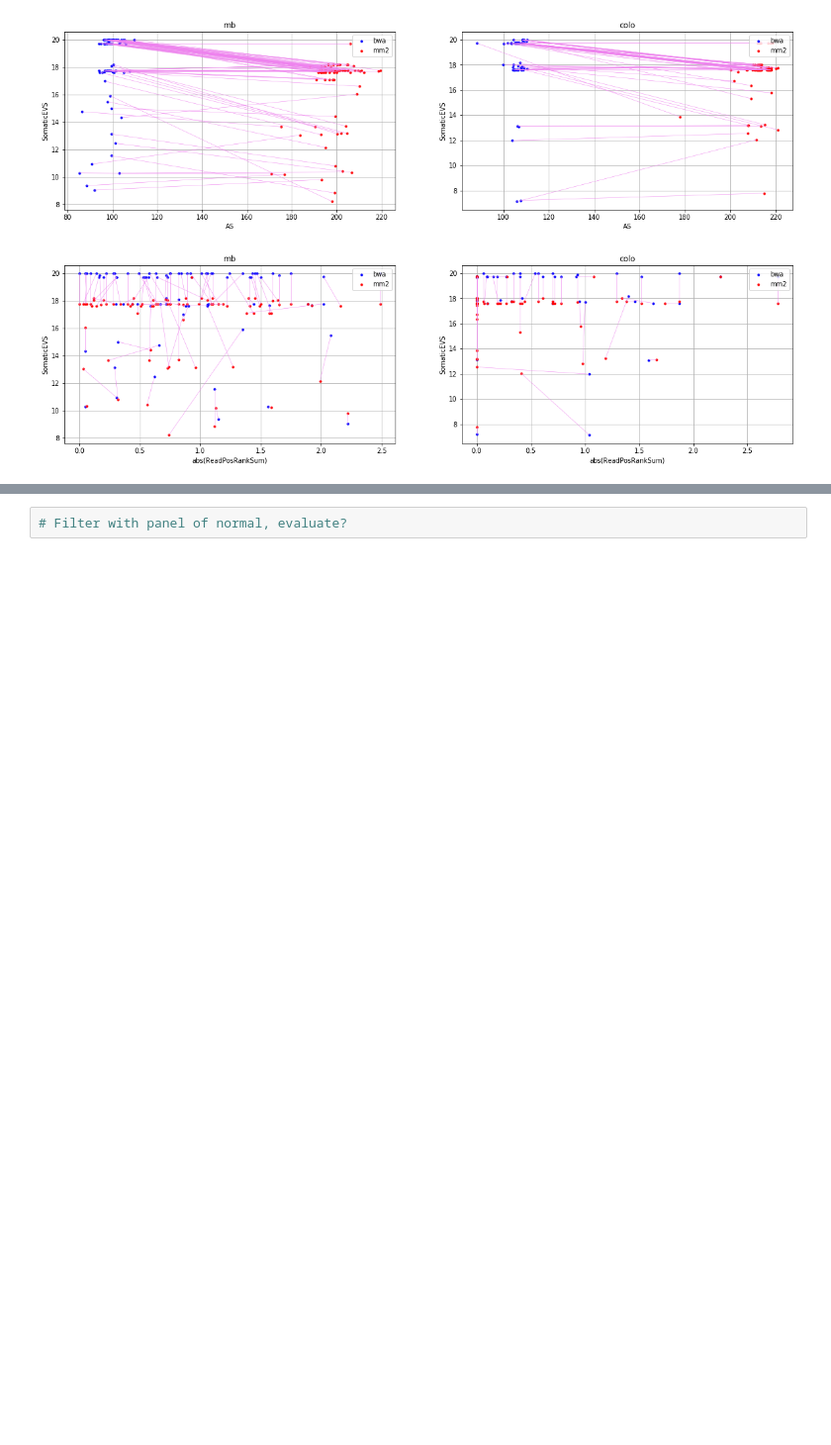
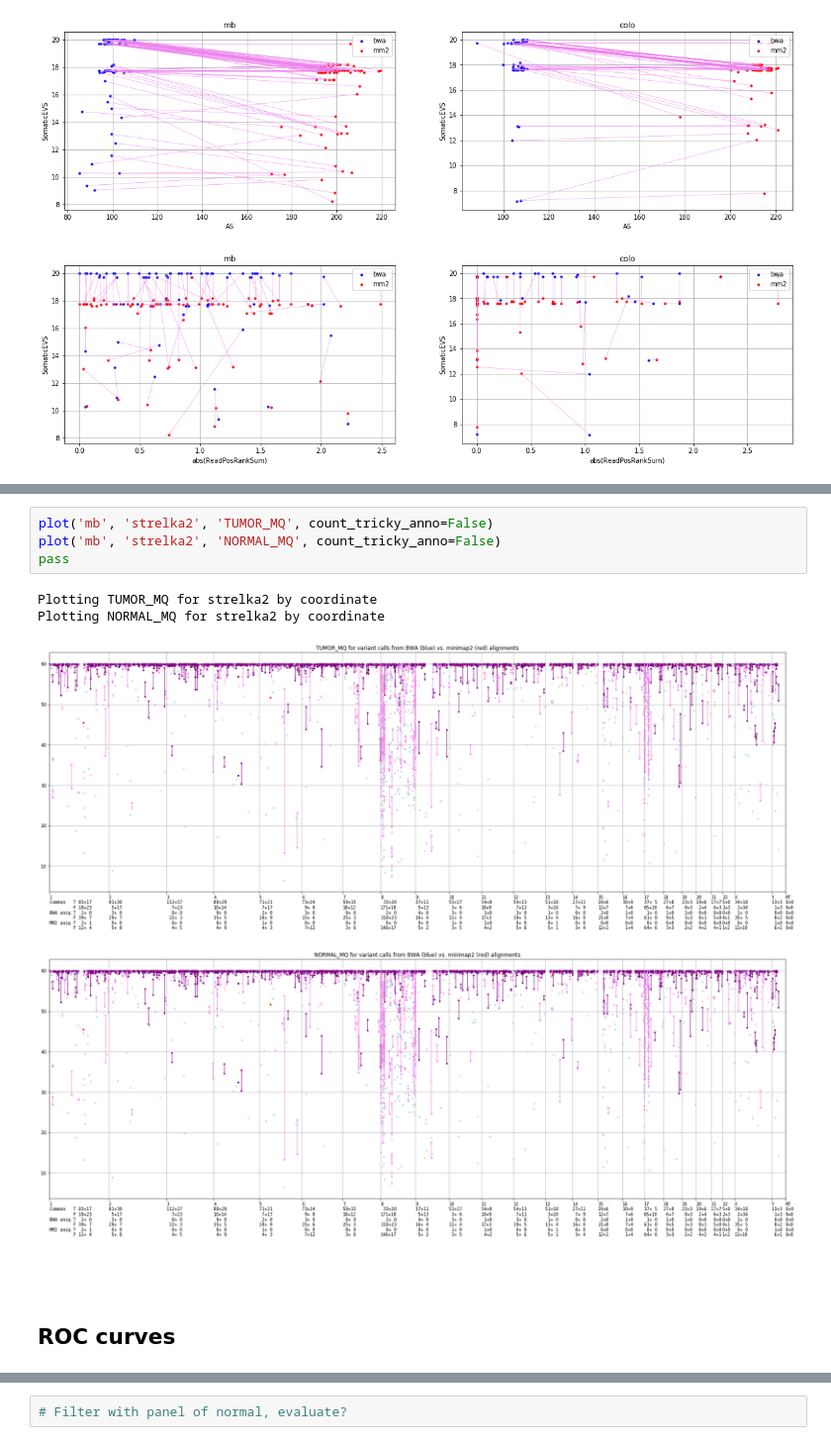
Before and after one commit to umccr/vcf_stuff, a Jupyter notebook: analysis/minimap2/Minimap2_explore.ipynb, the cells around one changed output, grey strips where cells are left out. Shown at 99% size. Drawn from its saved outputs; the diff is of its cells as text; blank space fills up the shorter version.

```diff
--- a/analysis/minimap2/Minimap2_explore.ipynb
+++ b/analysis/minimap2/Minimap2_explore.ipynb
@@ -1061 +1245,16 @@ KeyboardInterrupt:
+# %%
+plot('mb', 'strelka2', 'TUMOR_MQ', count_tricky_anno=False)
+plot('mb', 'strelka2', 'NORMAL_MQ', count_tricky_anno=False)
+pass
+# %% [output]
+Plotting TUMOR_MQ for strelka2 by coordinate
+Plotting NORMAL_MQ for strelka2 by coordinate
+[figure, added]
+[figure, added]
+# %% [markdown]
+<br>
+<br>
+
+
+##  ROC curves
 # %%
```
Also changed, not shown: parts of 46 cells of this notebook.
